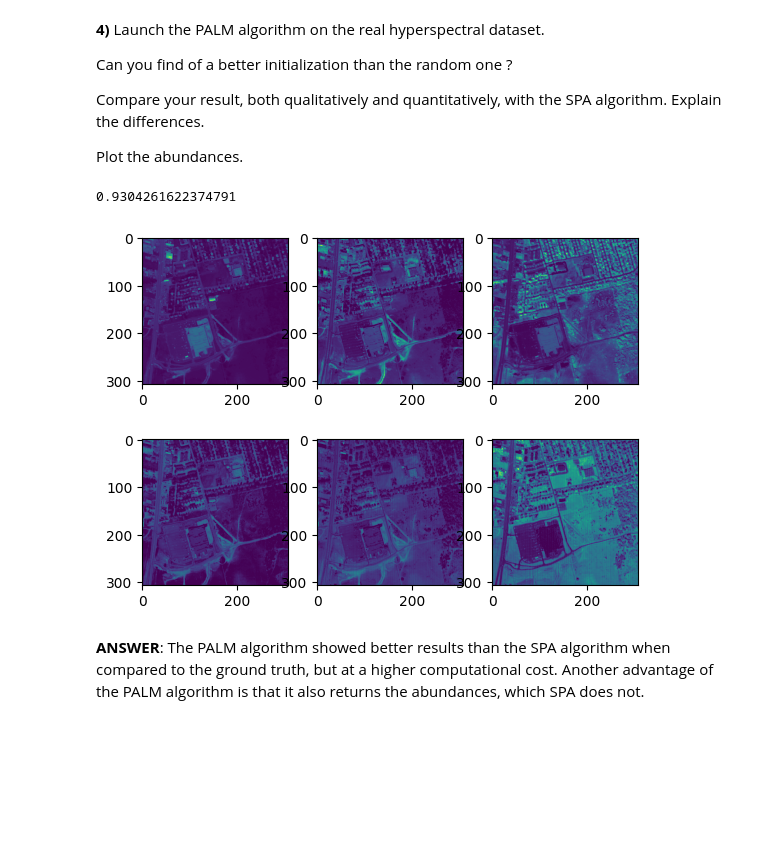
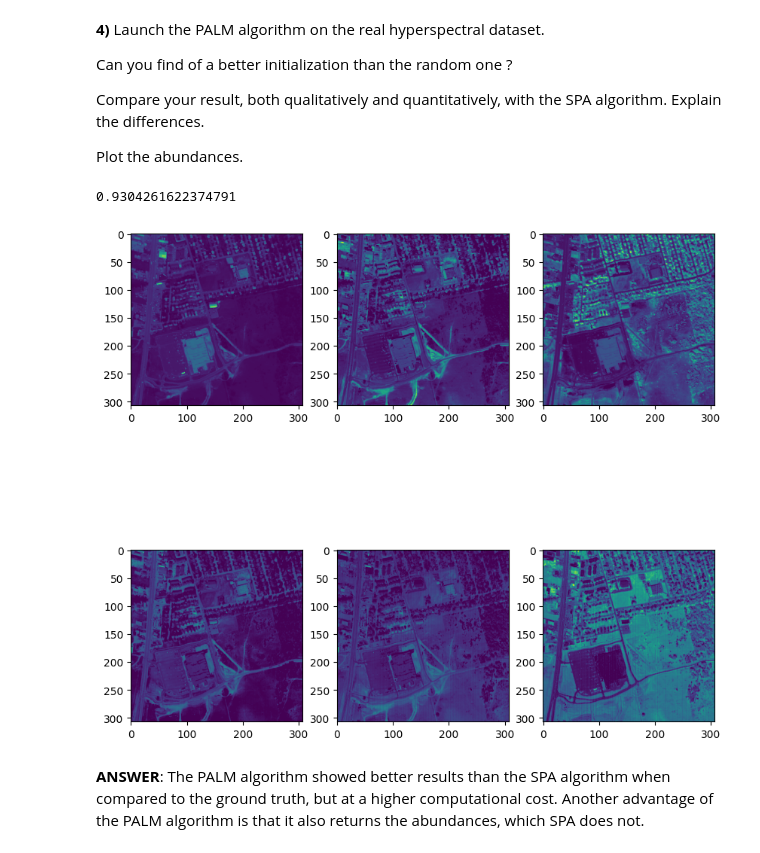
Before and after one commit to V-kr0pt/Image-Processing, a Jupyter notebook: IMA207 - Remote sensing_industrial applications/TPs/TP4/TP2_IMA207_FRANCAVitor.ipynb, the cells around one changed output. Drawn from its saved outputs; the diff is of its cells as text; code cells hidden in the pictures; blank space fills up the shorter version.

```diff
--- a/IMA207 - Remote sensing_industrial applications/TPs/TP4/TP2_IMA207_FRANCAVitor.ipynb
+++ b/IMA207 - Remote sensing_industrial applications/TPs/TP4/TP2_IMA207_FRANCAVitor.ipynb
@@ -312,12 +312,13 @@ Plot the abundances.
 A_est,S_est = PALM(X,n=6,nbIt = 1000,Ainit=None,Sinit=None) # TO DO: modify the initialization
 # %%
 print(evalCriterion(endmembers, A_est))
+plt.figure(figsize=(10, 10))
 for ii in range(6):
     ax = plt.subplot(2, 3, ii+1)
     ax.imshow(S_est[ii,:].reshape(nCol,nRow))
 # %% [output]
 0.9304261622374791
-[figure, old version]
+[figure, new version]
 # %% [markdown]
 __ANSWER__: The PALM algorithm showed better results than the SPA algorithm when compared to the ground truth, but at a higher computational cost. Another advantage of the PALM algorithm is that it also returns the abundances, which SPA does not.
 # %% [markdown]
```
